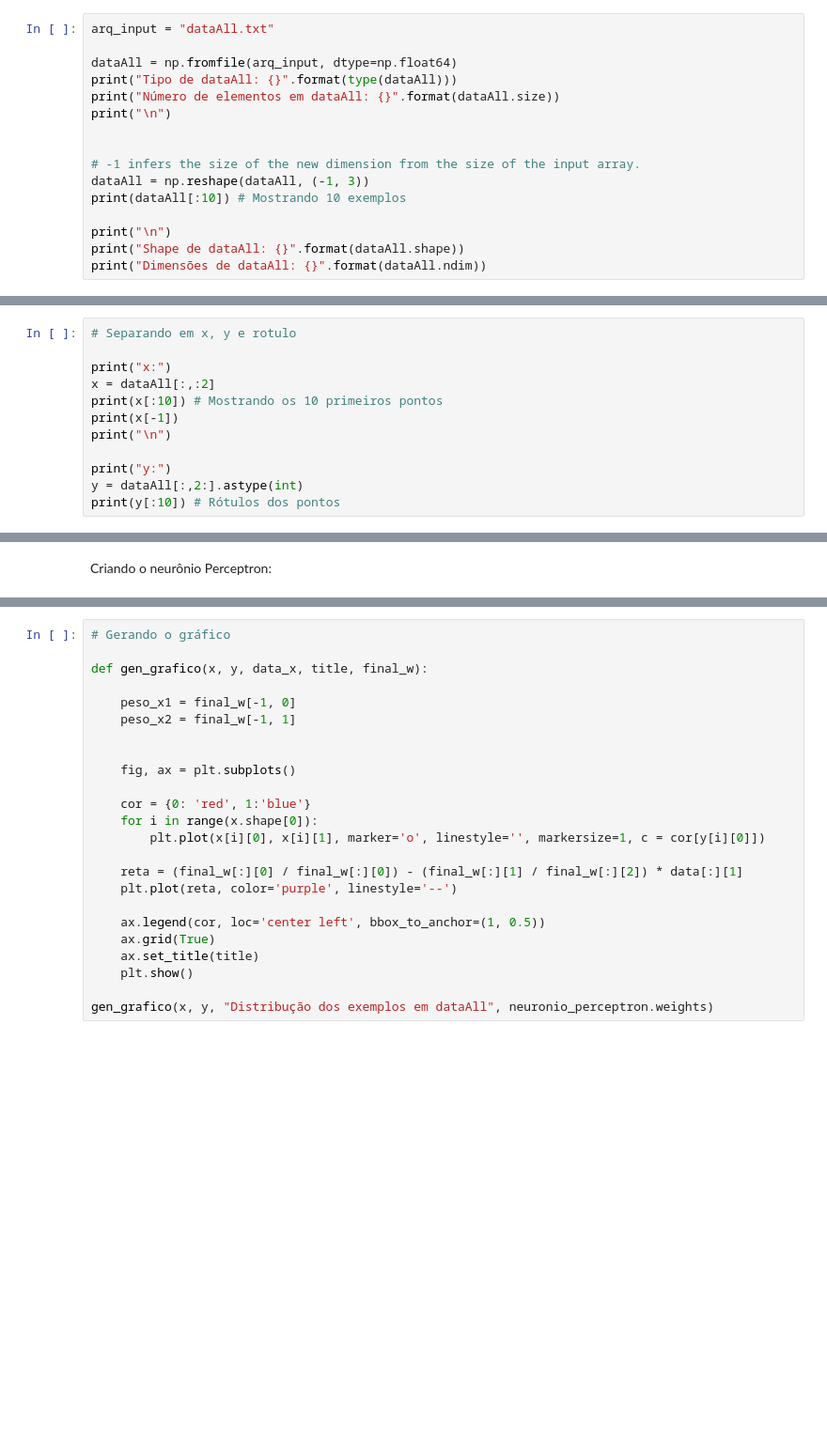
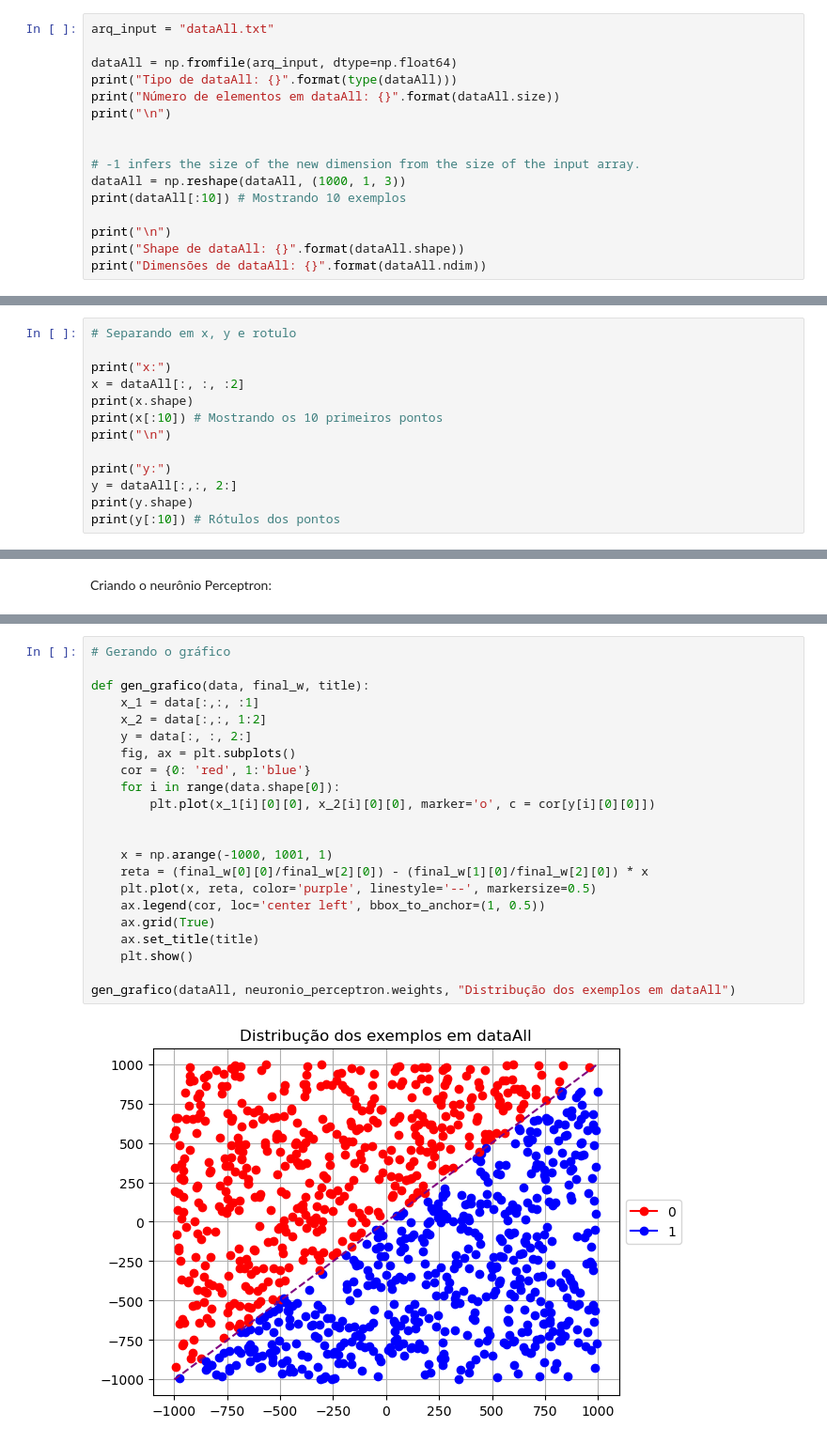
Before and after one commit to yoRitayo/RNA_PP2, a Jupyter notebook: atividade.ipynb, the cells around one changed output, grey strips where cells are left out. Shown at 94% size. Cells and saved outputs as stored; diff of their text form; blank space fills up the shorter version.

Commit message:
Perceptron fixes and graph

```diff
--- a/atividade.ipynb
+++ b/atividade.ipynb
@@ -23,7 +23,7 @@ print("\n")
 
 
 # -1 infers the size of the new dimension from the size of the input array.
-dataAll = np.reshape(dataAll, (-1, 3))
+dataAll = np.reshape(dataAll, (1000, 1, 3))
 print(dataAll[:10]) # Mostrando 10 exemplos
 
 print("\n")
@@ -36,11 +54,12 @@ Então, há 3000/3 = 1000 exemplos em dataAll. Ou seja, (1000, 1, 3).
 # Separando em x, y e rotulo
 
 print("x:")
-x = dataAll[:,:2]
+x = dataAll[:, :, :2]
+print(x.shape)
 print(x[:10]) # Mostrando os 10 primeiros pontos
-print(x[-1])
 print("\n")
 
 print("y:")
-y = dataAll[:,2:].astype(int)
+y = dataAll[:,:, 2:]
+print(y.shape)
 print(y[:10]) # Rótulos dos pontos
@@ -132,24 +186,24 @@ Final: [[ 16137.7740335  -16151.37531063]
 # %%
 # Gerando o gráfico
 
-def gen_grafico(x, y, data_x, title, final_w):
-
-    peso_x1 = final_w[-1, 0]
-    peso_x2 = final_w[-1, 1]
+def gen_grafico(data, final_w, title):
+    x_1 = data[:,:, :1]
+    x_2 = data[:,:, 1:2]
+    y = data[:, :, 2:]
+    fig, ax = plt.subplots()
+    cor = {0: 'red', 1:'blue'}
+    for i in range(data.shape[0]):
+        plt.plot(x_1[i][0][0], x_2[i][0][0], marker='o', c = cor[y[i][0][0]])
 
 
-    fig, ax = plt.subplots()
-
-    cor = {0: 'red', 1:'blue'}
-    for i in range(x.shape[0]):
-        plt.plot(x[i][0], x[i][1], marker='o', linestyle='', markersize=1, c = cor[y[i][0]])
-
-    reta = (final_w[:][0] / final_w[:][0]) - (final_w[:][1] / final_w[:][2]) * data[:][1]
-    plt.plot(reta, color='purple', linestyle='--')
-
+    x = np.arange(-1000, 1001, 1)
+    reta = (final_w[0][0]/final_w[2][0]) - (final_w[1][0]/final_w[2][0]) * x
+    plt.plot(x, reta, color='purple', linestyle='--', markersize=0.5)
     ax.legend(cor, loc='center left', bbox_to_anchor=(1, 0.5))
     ax.grid(True)
     ax.set_title(title)
     plt.show()
 
-gen_grafico(x, y, "Distribução dos exemplos em dataAll", neuronio_perceptron.weights)
+gen_grafico(dataAll, neuronio_perceptron.weights, "Distribução dos exemplos em dataAll")
+# %% [output]
+[figure, added]
```
Also changed, not shown: parts of 3 cells of this notebook.
